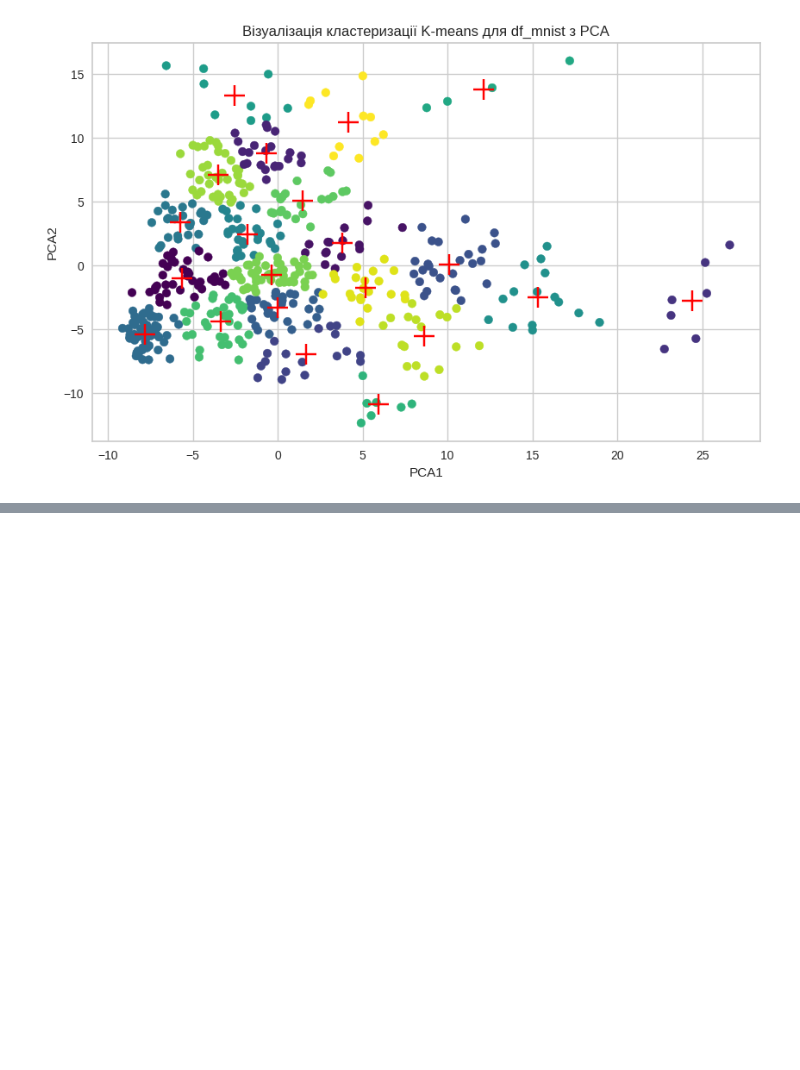
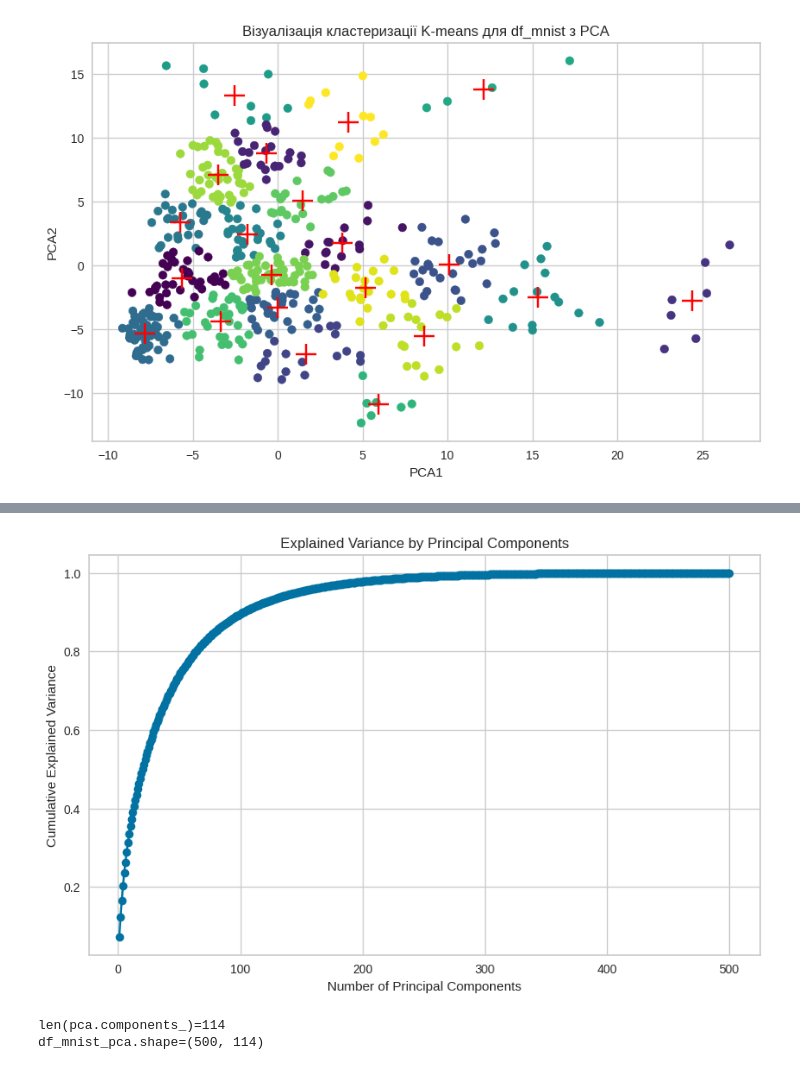
Before and after one commit to rusetskiy1974/Data-Sciens, a Jupyter notebook: modul6/HW6.ipynb, the cells around one changed output, grey strips where cells are left out. Saved outputs shown, nothing was run; the diff lists cells and outputs as text; code cells hidden in the pictures; blank space fills up the shorter version.

```diff
--- a/modul6/HW6.ipynb
+++ b/modul6/HW6.ipynb
@@ -360,0 +401,23 @@ plt.show()
+# %%
+# Вибір кількості головних компонент
+pca_full = PCA().fit(df_mnist_scaled)
+explained_variance_ratio = pca_full.explained_variance_ratio_
+
+plt.figure(figsize=(10, 6))
+plt.plot(range(1, len(explained_variance_ratio) + 1), explained_variance_ratio.cumsum(), marker='o')
+plt.xlabel('Number of Principal Components')
+plt.ylabel('Cumulative Explained Variance')
+plt.title('Explained Variance by Principal Components')
+plt.grid(True)
+plt.show()
+# %% [output]
+[figure, added]
+# %%
+from sklearn import decomposition
+pca = decomposition.PCA(0.95)
+df_mnist_pca = pca.fit_transform(df_mnist)
+print(f"{len(pca.components_)=}")
+print(f"{df_mnist_pca.shape=}")
+# %% [output]
+len(pca.components_)=114
+df_mnist_pca.shape=(500, 114)
```
Also changed, not shown: parts of 14 cells of this notebook.
